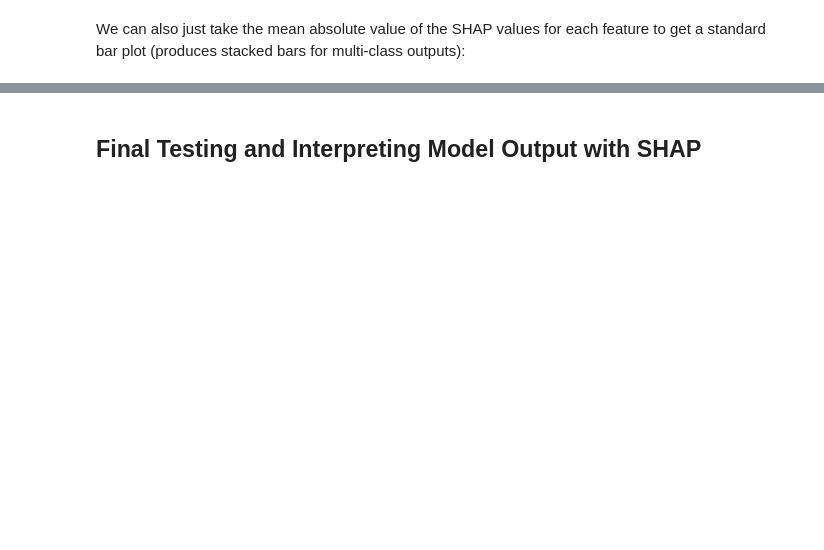
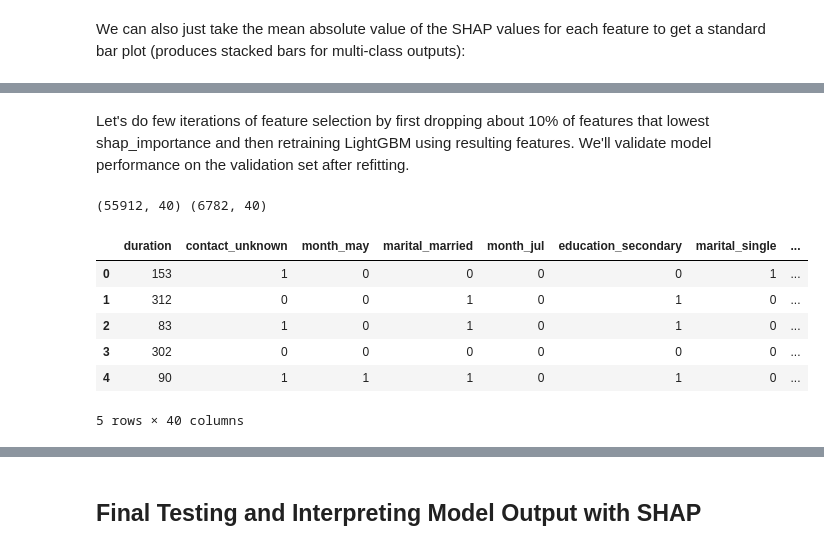
Before and after one commit to jphietala/bank-subscription-prediction, a Jupyter notebook: modeling-full.ipynb, the cells around one changed output, grey strips where cells are left out. Saved outputs shown, nothing was run; the diff lists cells and outputs as text; code cells hidden in the pictures; blank space fills up the shorter version.

```diff
--- a/modeling-full.ipynb
+++ b/modeling-full.ipynb
@@ -427,0 +467,19 @@ display_all(importances.head(50))
+# %% [markdown]
+Let's do few iterations of feature selection by first dropping about 10% of features that lowest shap_importance and then retraining LightGBM using resulting features. We'll validate model performance on the validation set after refitting.
+# %%
+# Extracting top 40 features and filtering new train and validation sets
+fs_iteration1 = importances.iloc[0:40,0].values
+fs1_trainX = balanced_trainX[fs_iteration1]
+fs1_validX = validX[fs_iteration1]
+
+print(fs1_trainX.shape, fs1_validX.shape)
+fs1_trainX.head()
+# %% [output]
+(55912, 40) (6782, 40)
+|  | duration | contact_unknown | month_may | marital_married | month_jul | education_secondary | marital_single | ... |
+| 0 | 153 | 1 | 0 | 0 | 0 | 0 | 1 | ... |
+| 1 | 312 | 0 | 0 | 1 | 0 | 1 | 0 | ... |
+| 2 | 83 | 1 | 0 | 1 | 0 | 1 | 0 | ... |
+| 3 | 302 | 0 | 0 | 0 | 0 | 0 | 0 | ... |
+| 4 | 90 | 1 | 1 | 1 | 0 | 1 | 0 | ... |
+5 rows × 40 columns
```
Also changed, not shown: parts of 11 cells of this notebook.
